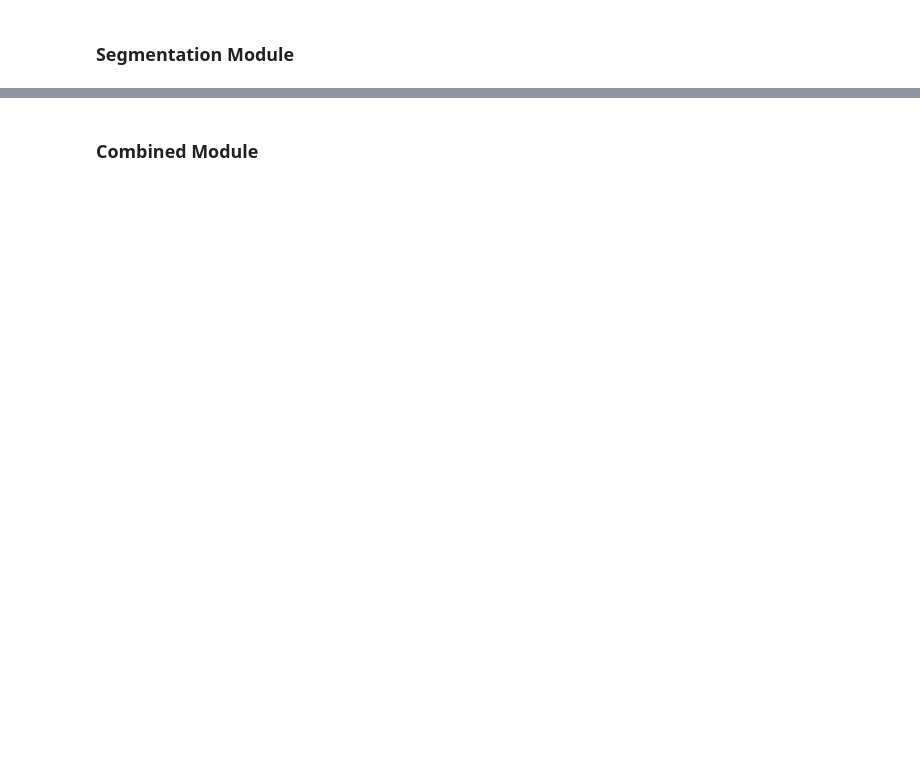
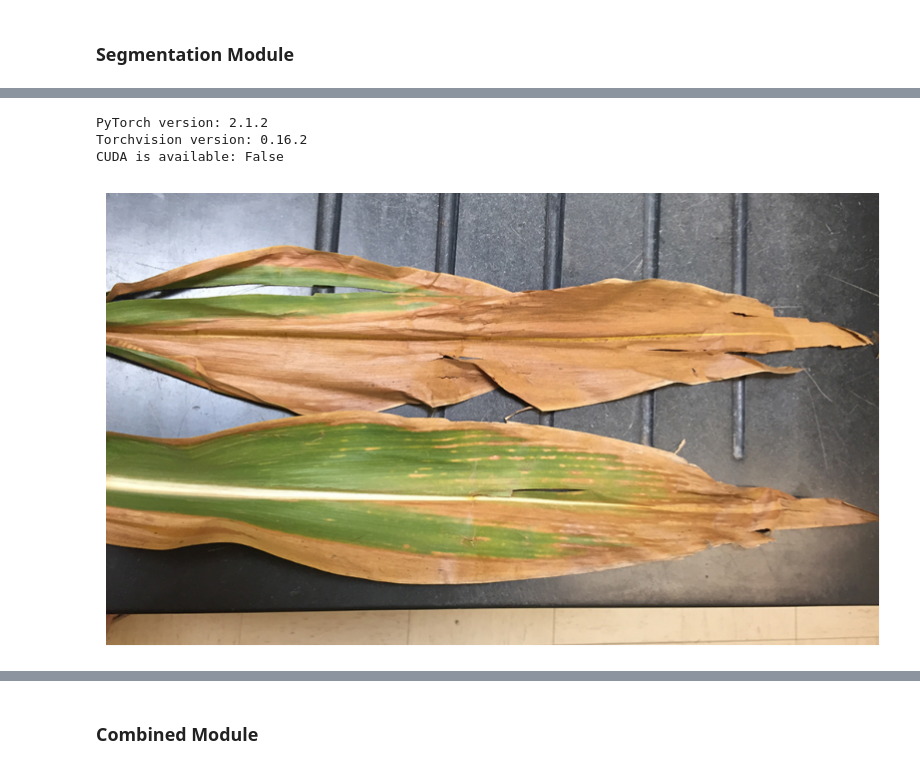
Before and after one commit to e-olang/Computer-Vision, a Jupyter notebook: Mkulima Project/Maize Disiease Classifier/SAM seg pipeline.ipynb, the cells around one changed output, grey strips where cells are left out. Drawn from its saved outputs; the diff is of its cells as text; code cells hidden in the pictures; blank space fills up the shorter version.

```diff
--- a/Mkulima Project/Maize Disiease Classifier/SAM seg pipeline.ipynb
+++ b/Mkulima Project/Maize Disiease Classifier/SAM seg pipeline.ipynb
@@ -53,3 +46,6 @@ def predict(image_path):
     confidence = 100 * np.max(score)
 
     return label, confidence
+# %%
+path1 = 'test.jpeg'
+path2 = 'test2.jpeg'
@@ -57,0 +76,18 @@ def predict(image_path):
+# %%
+print("PyTorch version:", torch.__version__)
+print("Torchvision version:", torchvision.__version__)
+print("CUDA is available:", torch.cuda.is_available())
+# %% [output]
+PyTorch version: 2.1.2
+Torchvision version: 0.16.2
+CUDA is available: False
+# %%
+image = cv2.imread(path1)
+image = cv2.cvtColor(image, cv2.COLOR_BGR2RGB)
+
+plt.figure(figsize=(10,10))
+plt.imshow(image)
+plt.axis('off')
+plt.show()
+# %% [output]
+[figure, added]
```
Also changed, not shown: parts of 11 cells of this notebook.
